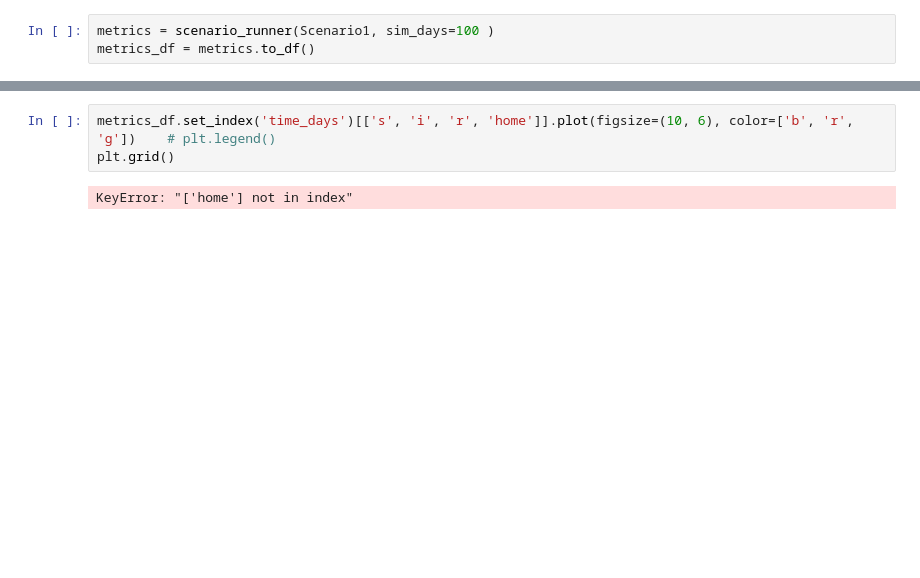
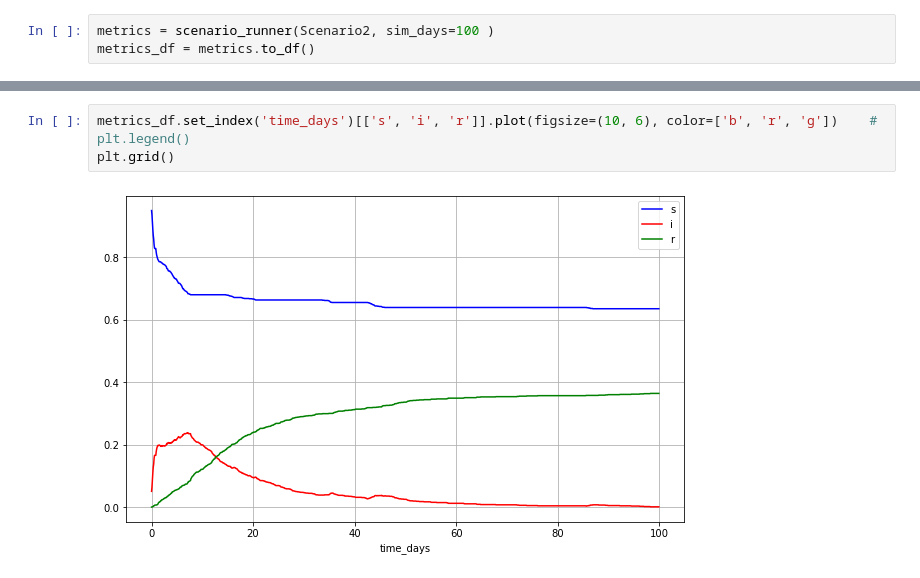
Before and after one commit to guy-attali/EpiSimulator, a Jupyter notebook: runner_notebook.ipynb, the cells around one changed output, grey strips where cells are left out. Drawn from its saved outputs; the diff is of its cells as text; blank space fills up the shorter version.

Commit message:
scenario2 is now running! (still need to put all the relevant params in the dict and define more realistic distributions)

```diff
--- a/runner_notebook.ipynb
+++ b/runner_notebook.ipynb
@@ -7,3 +12,3 @@ from matplotlib import pyplot as plt
 # %%
-metrics = scenario_runner(Scenario1, sim_days=100 )
+metrics = scenario_runner(Scenario2, sim_days=100 )
 metrics_df = metrics.to_df()
@@ -10,6 +118,6 @@ metrics_df = metrics.to_df()
 # %%
-metrics_df.set_index('time_days')[['s', 'i', 'r', 'home']].plot(figsize=(10, 6), color=['b', 'r', 'g'])    # plt.legend()
+metrics_df.set_index('time_days')[['s', 'i', 'r']].plot(figsize=(10, 6), color=['b', 'r', 'g'])    # plt.legend()
 plt.grid()
 # %% [output]
-KeyError: "['home'] not in index"
+[figure, added]
 # %%
```
Also changed, not shown: parts of 5 cells of this notebook, 4 other files.
